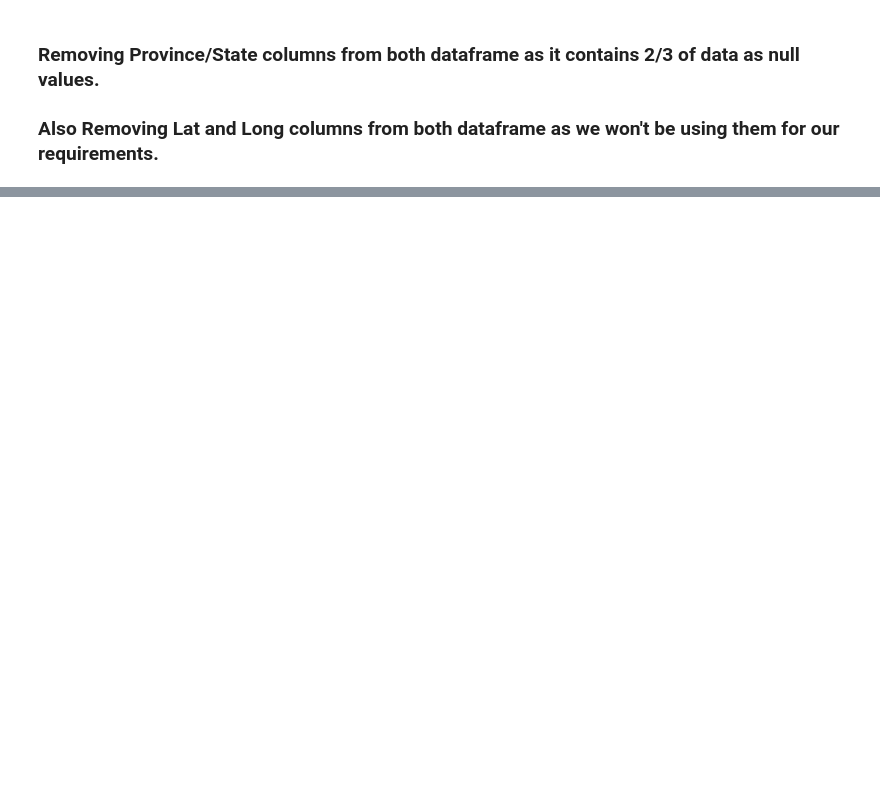
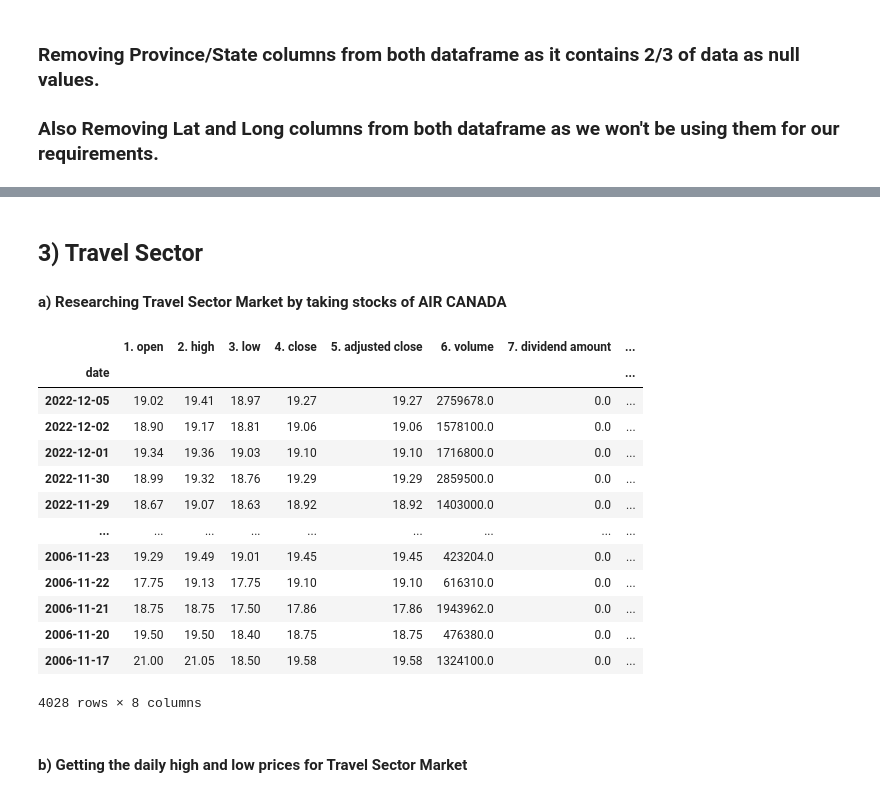
Before and after one commit to AIDA-Saskatchewan-polytechnic/Final_Project_JST, a Jupyter notebook: Final_Project_COMP_603_002.ipynb, the cells around one changed output, grey strips where cells are left out. Saved outputs shown, nothing was run; the diff lists cells and outputs as text; code cells hidden in the pictures; blank space fills up the shorter version.

```diff
--- a/Final_Project_COMP_603_002.ipynb
+++ b/Final_Project_COMP_603_002.ipynb
@@ -210,0 +317,26 @@ aggregate_df
+# %% [markdown]
+## 3) Travel Sector
+#### a) Researching Travel Sector Market by taking stocks of AIR CANADA
+# %%
+travel = ts.get_daily_adjusted(symbol='AC.TRT', outputsize ='full')
+#travel_df = travel[(travel.index >= start_date) & (travel.index <= end_date)]
+#travel_df = travel_df.sort_index(ascending=True)
+travel_df = pd.DataFrame(travel[0])
+travel_df
+# %% [output]
+|  | 1. open | 2. high | 3. low | 4. close | 5. adjusted close | 6. volume | 7. dividend amount | ... |
+| date |  |  |  |  |  |  |  | ... |
+| 2022-12-05 | 19.02 | 19.41 | 18.97 | 19.27 | 19.27 | 2759678.0 | 0.0 | ... |
+| 2022-12-02 | 18.90 | 19.17 | 18.81 | 19.06 | 19.06 | 1578100.0 | 0.0 | ... |
+| 2022-12-01 | 19.34 | 19.36 | 19.03 | 19.10 | 19.10 | 1716800.0 | 0.0 | ... |
+| 2022-11-30 | 18.99 | 19.32 | 18.76 | 19.29 | 19.29 | 2859500.0 | 0.0 | ... |
+| 2022-11-29 | 18.67 | 19.07 | 18.63 | 18.92 | 18.92 | 1403000.0 | 0.0 | ... |
+| ... | ... | ... | ... | ... | ... | ... | ... | ... |
+| 2006-11-23 | 19.29 | 19.49 | 19.01 | 19.45 | 19.45 | 423204.0 | 0.0 | ... |
+| 2006-11-22 | 17.75 | 19.13 | 17.75 | 19.10 | 19.10 | 616310.0 | 0.0 | ... |
+| 2006-11-21 | 18.75 | 18.75 | 17.50 | 17.86 | 17.86 | 1943962.0 | 0.0 | ... |
+| 2006-11-20 | 19.50 | 19.50 | 18.40 | 18.75 | 18.75 | 476380.0 | 0.0 | ... |
+| 2006-11-17 | 21.00 | 21.05 | 18.50 | 19.58 | 19.58 | 1324100.0 | 0.0 | ... |
+4028 rows × 8 columns
+# %% [markdown]
+#### b) Getting the daily high and low prices for Travel Sector Market
```
Also changed, not shown: parts of 53 cells of this notebook.
